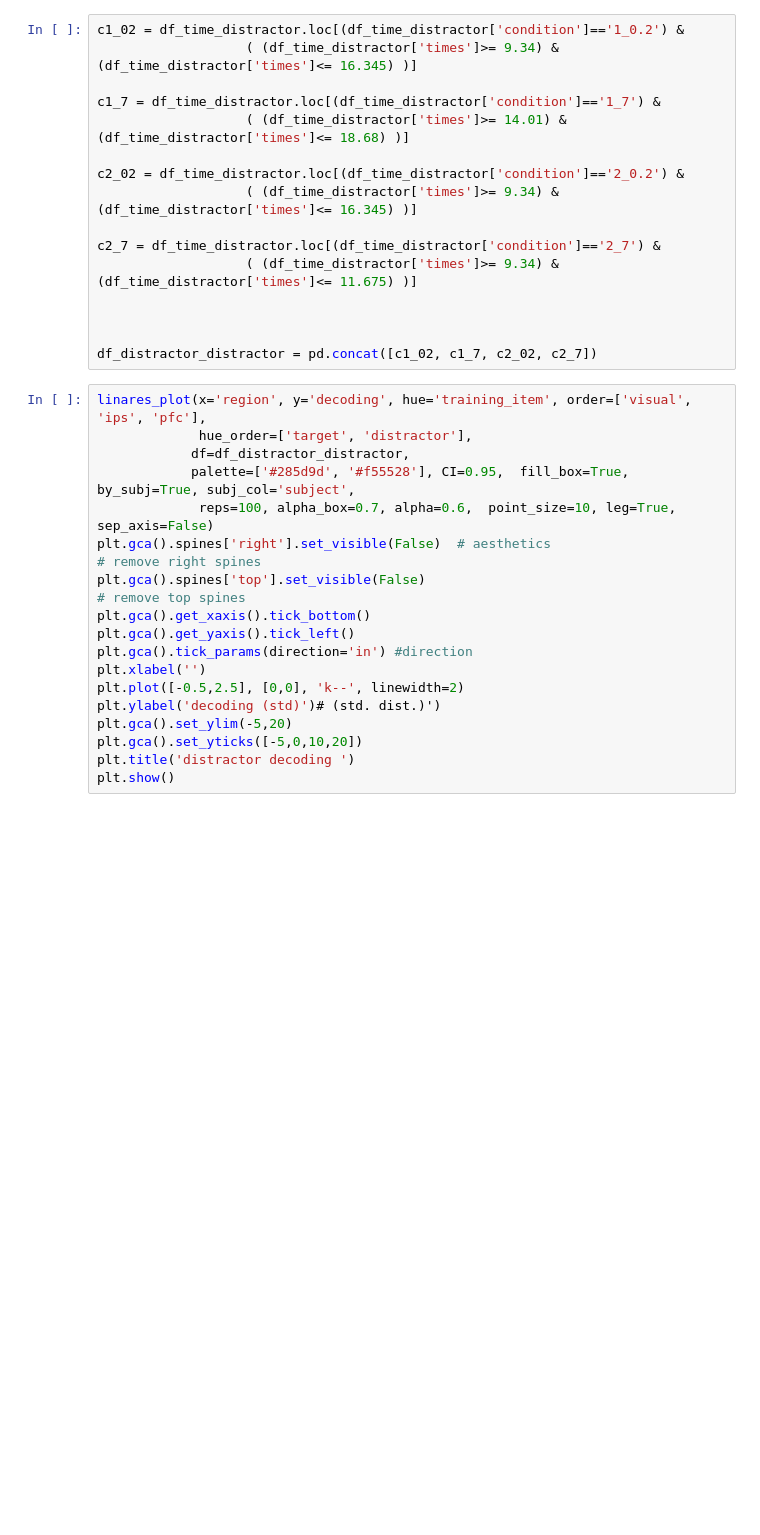
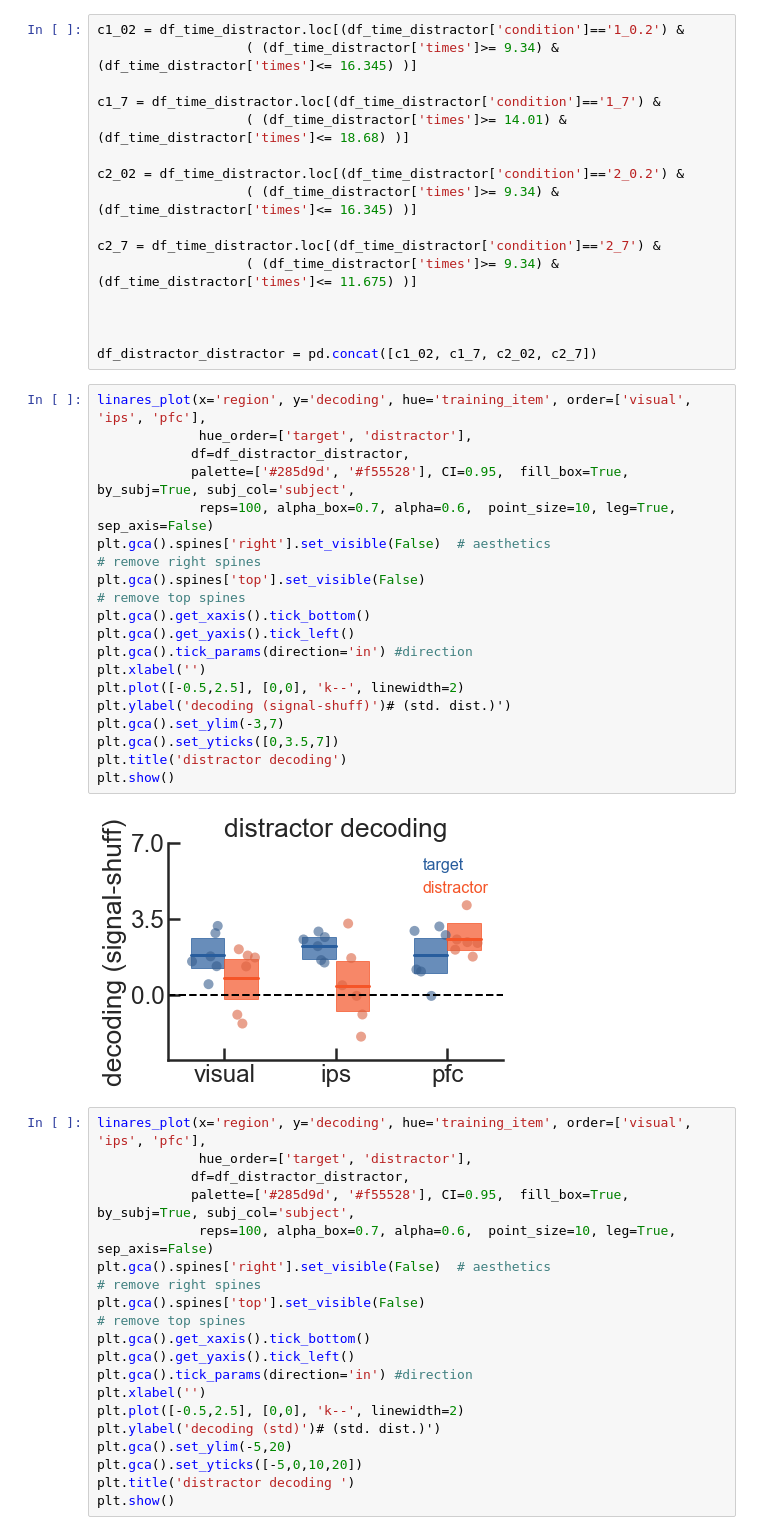
Before and after one commit to davidbestue/encoding, a Jupyter notebook: scripts/plots/IEM/Questions.ipynb, the cells around one changed output. Saved outputs shown, nothing was run; the diff lists cells and outputs as text; blank space fills up the shorter version.

```diff
--- a/scripts/plots/IEM/Questions.ipynb
+++ b/scripts/plots/IEM/Questions.ipynb
@@ -353,6 +373,26 @@ c2_7 = df_time_distractor.loc[(df_time_distractor['condition']=='2_7') &
 
 
 df_distractor_distractor = pd.concat([c1_02, c1_7, c2_02, c2_7])
+# %%
+linares_plot(x='region', y='decoding', hue='training_item', order=['visual', 'ips', 'pfc'],
+             hue_order=['target', 'distractor'],
+            df=df_distractor_distractor,
+            palette=['#285d9d', '#f55528'], CI=0.95,  fill_box=True, by_subj=True, subj_col='subject',
+             reps=100, alpha_box=0.7, alpha=0.6,  point_size=10, leg=True, sep_axis=False)
+plt.gca().spines['right'].set_visible(False)  # aesthetics                                                                              # remove right spines
+plt.gca().spines['top'].set_visible(False)                                                                                  # remove top spines
+plt.gca().get_xaxis().tick_bottom()
+plt.gca().get_yaxis().tick_left()
+plt.gca().tick_params(direction='in') #direction
+plt.xlabel('')
+plt.plot([-0.5,2.5], [0,0], 'k--', linewidth=2)
+plt.ylabel('decoding (signal-shuff)')# (std. dist.)')
+plt.gca().set_ylim(-3,7)
+plt.gca().set_yticks([0,3.5,7])
+plt.title('distractor decoding')
+plt.show()
+# %% [output]
+[figure, added]
 # %%
 linares_plot(x='region', y='decoding', hue='training_item', order=['visual', 'ips', 'pfc'],
              hue_order=['target', 'distractor'],
```
Also changed, not shown: parts of 8 cells of this notebook.
